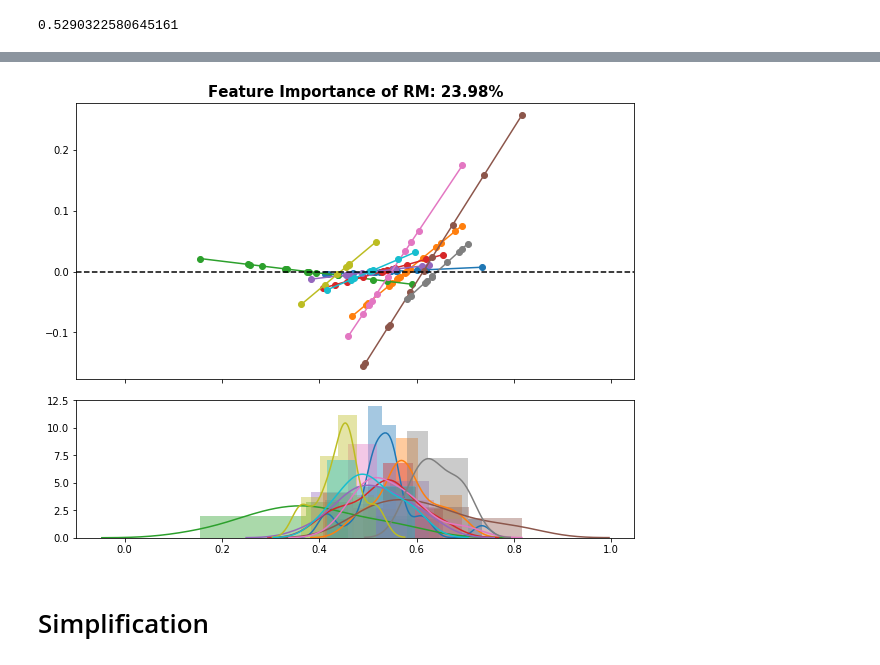
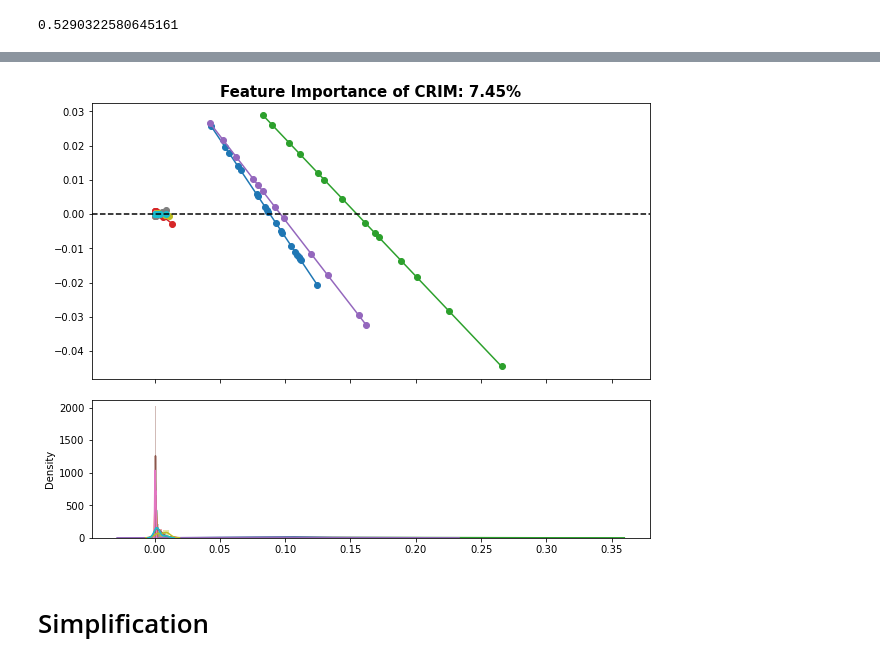
Before and after one commit to SelfExplainML/Aletheia, a Jupyter notebook: examples/BostonHouse.ipynb, the cells around one changed output, grey strips where cells are left out. Cells and saved outputs as stored; diff of their text form; code cells hidden in the pictures.

```diff
--- a/examples/BostonHouse.ipynb
+++ b/examples/BostonHouse.ipynb
@@ -132,7 +135,7 @@ fig = clf.feature_importance_plot(figsize=(10, 8))
 # %%
-fig = clf.profile_plot(feature_id=6, nllms=10, figsize=(10, 8))
+fig = clf.profile_plot(feature_id=1)
 # %% [output]
-[figure, old version]
+[figure, new version]
 # %% [markdown]
 # Simplification
 # %%
```
Also changed, not shown: parts of 13 cells of this notebook, 1 other file.
